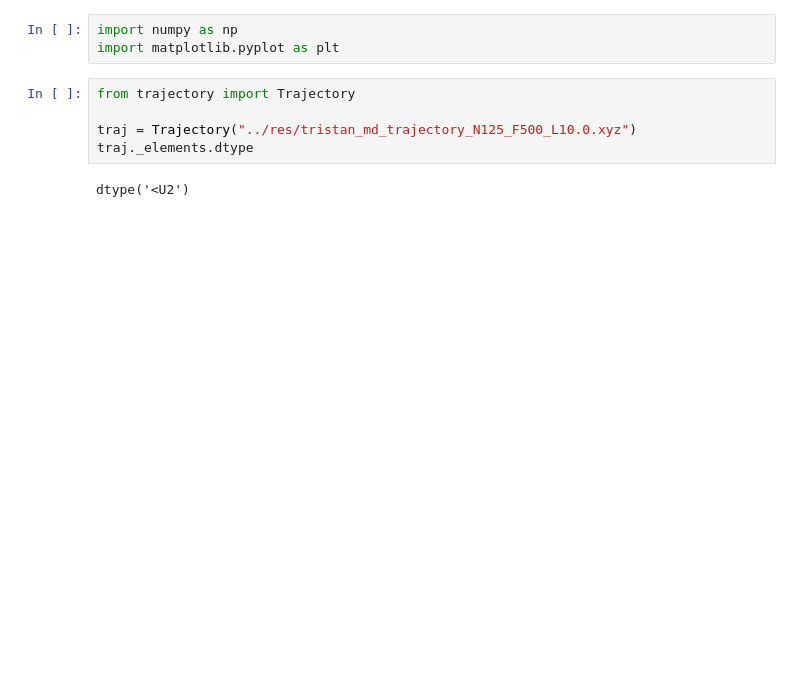
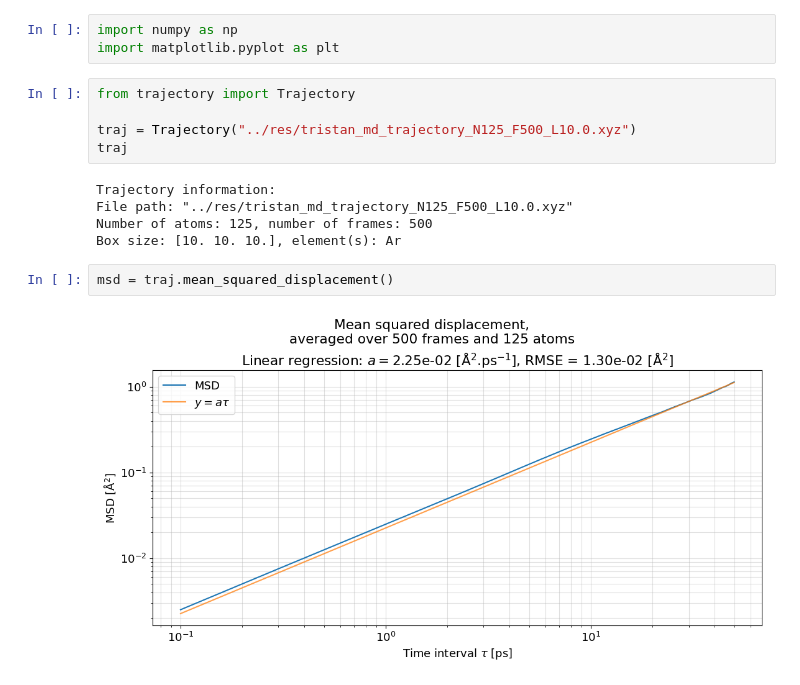
Before and after one commit to Noooile/PhaseTreeTask, a Jupyter notebook: src/notebook.ipynb, the cells around one changed output. Cells and saved outputs as stored; diff of their text form; blank space fills up the shorter version.

```diff
--- a/src/notebook.ipynb
+++ b/src/notebook.ipynb
@@ -5,7 +5,14 @@ import matplotlib.pyplot as plt
 from trajectory import Trajectory
 
 traj = Trajectory("../res/tristan_md_trajectory_N125_F500_L10.0.xyz")
-traj._elements.dtype
+traj
 # %% [output]
-dtype('<U2')
+Trajectory information:
+File path: "../res/tristan_md_trajectory_N125_F500_L10.0.xyz"
+Number of atoms: 125, number of frames: 500
+Box size: [10. 10. 10.], element(s): Ar
+# %%
+msd = traj.mean_squared_displacement()
+# %% [output]
+[figure, added]
 # %%
```
Also changed, not shown: parts of 1 cell of this notebook, 15 other files.
